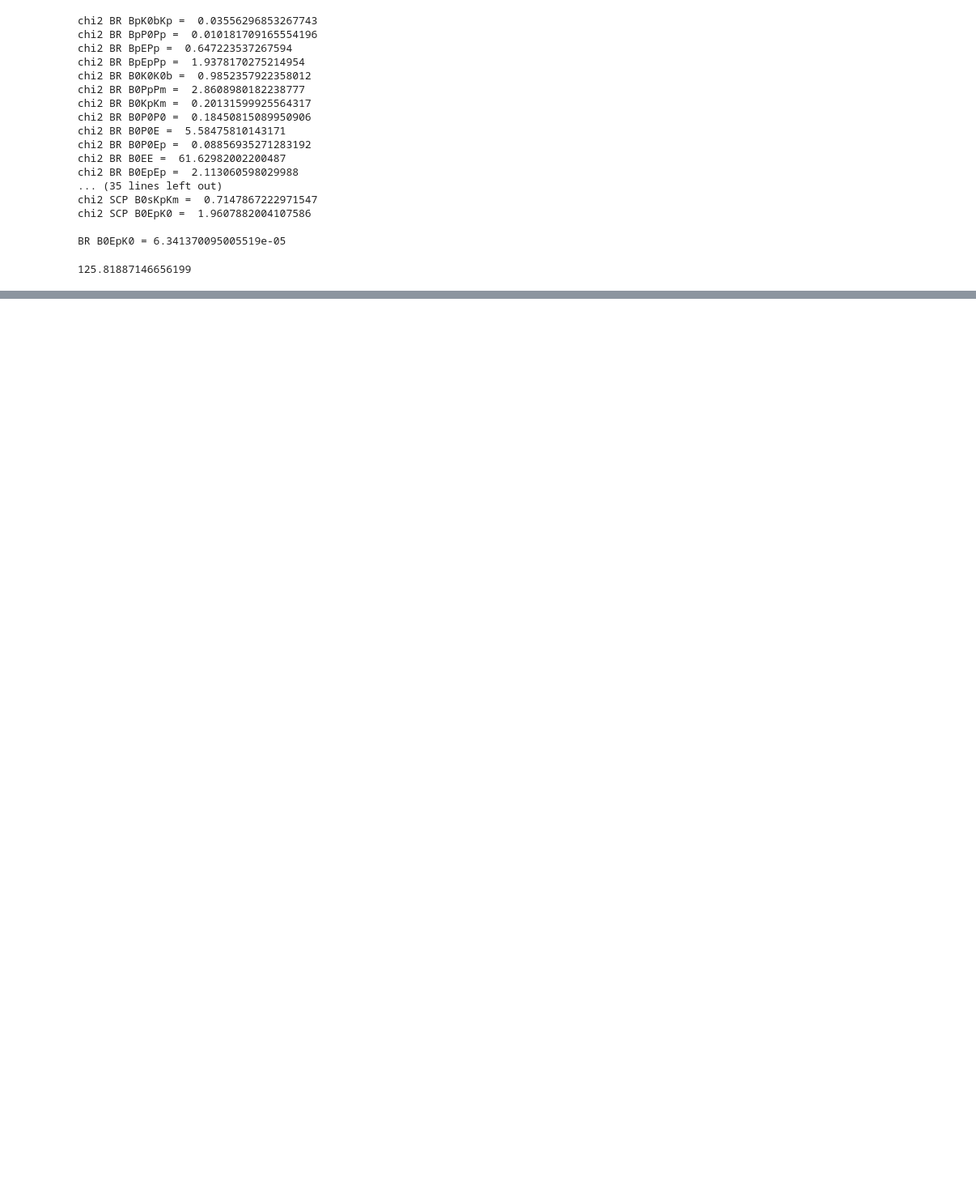
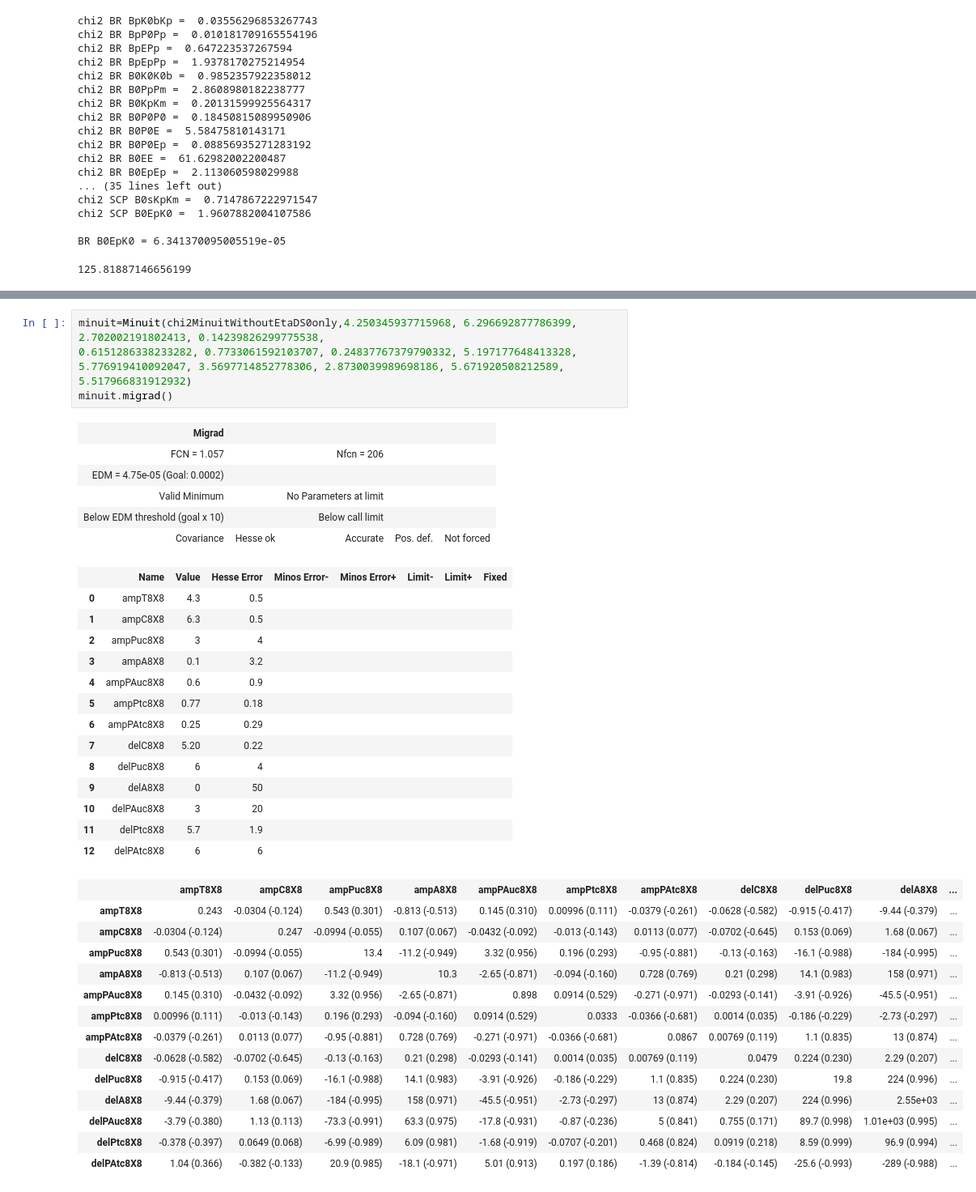
Before and after one commit to AlexandrePerrollaz/SU3FlavourWithEtas, a Jupyter notebook: Fits/tests.ipynb, the cells around one changed output, grey strips where cells are left out. Shown at 81% size. Drawn from its saved outputs; the diff is of its cells as text; blank space fills up the shorter version.

```diff
--- a/Fits/tests.ipynb
+++ b/Fits/tests.ipynb
@@ -39,0 +81,40 @@ BR B0EpK0 = 6.341370095005519e-05
+# %%
+minuit=Minuit(chi2MinuitWithoutEtaDS0only,4.250345937715968, 6.296692877786399, 2.702002191802413, 0.14239826299775538,
+0.6151286338233282, 0.7733061592103707, 0.24837767379790332, 5.197177648413328,
+5.776919410092047, 3.5697714852778306, 2.8730039989698186, 5.671920508212589, 5.517966831912932)
+minuit.migrad()
+# %% [output]
+| Migrad |  |  |  |  |
+| FCN = 1.057 |  | Nfcn = 206 |  |  |
+| EDM = 4.75e-05 (Goal: 0.0002) |  |  |  |  |
+| Valid Minimum |  | No Parameters at limit |  |  |
+| Below EDM threshold (goal x 10) |  | Below call limit |  |  |
+| Covariance | Hesse ok | Accurate | Pos. def. | Not forced |
+|  | Name | Value | Hesse Error | Minos Error- | Minos Error+ | Limit- | Limit+ | Fixed |
+| 0 | ampT8X8 | 4.3 | 0.5 |  |  |  |  |  |
+| 1 | ampC8X8 | 6.3 | 0.5 |  |  |  |  |  |
+| 2 | ampPuc8X8 | 3 | 4 |  |  |  |  |  |
+| 3 | ampA8X8 | 0.1 | 3.2 |  |  |  |  |  |
+| 4 | ampPAuc8X8 | 0.6 | 0.9 |  |  |  |  |  |
+| 5 | ampPtc8X8 | 0.77 | 0.18 |  |  |  |  |  |
+| 6 | ampPAtc8X8 | 0.25 | 0.29 |  |  |  |  |  |
+| 7 | delC8X8 | 5.20 | 0.22 |  |  |  |  |  |
+| 8 | delPuc8X8 | 6 | 4 |  |  |  |  |  |
+| 9 | delA8X8 | 0 | 50 |  |  |  |  |  |
+| 10 | delPAuc8X8 | 3 | 20 |  |  |  |  |  |
+| 11 | delPtc8X8 | 5.7 | 1.9 |  |  |  |  |  |
+| 12 | delPAtc8X8 | 6 | 6 |  |  |  |  |  |
+|  | ampT8X8 | ampC8X8 | ampPuc8X8 | ampA8X8 | ampPAuc8X8 | ampPtc8X8 | ampPAtc8X8 | delC8X8 | delPuc8X8 | delA8X8 | ... |
+| ampT8X8 | 0.243 | -0.0304 (-0.124) | 0.543 (0.301) | -0.813 (-0.513) | 0.145 (0.310) | 0.00996 (0.111) | -0.0379 (-0.261) | -0.0628 (-0.582) | -0.915 (-0.417) | -9.44 (-0.379) | ... |
+| ampC8X8 | -0.0304 (-0.124) | 0.247 | -0.0994 (-0.055) | 0.107 (0.067) | -0.0432 (-0.092) | -0.013 (-0.143) | 0.0113 (0.077) | -0.0702 (-0.645) | 0.153 (0.069) | 1.68 (0.067) | ... |
+| ampPuc8X8 | 0.543 (0.301) | -0.0994 (-0.055) | 13.4 | -11.2 (-0.949) | 3.32 (0.956) | 0.196 (0.293) | -0.95 (-0.881) | -0.13 (-0.163) | -16.1 (-0.988) | -184 (-0.995) | ... |
+| ampA8X8 | -0.813 (-0.513) | 0.107 (0.067) | -11.2 (-0.949) | 10.3 | -2.65 (-0.871) | -0.094 (-0.160) | 0.728 (0.769) | 0.21 (0.298) | 14.1 (0.983) | 158 (0.971) | ... |
+| ampPAuc8X8 | 0.145 (0.310) | -0.0432 (-0.092) | 3.32 (0.956) | -2.65 (-0.871) | 0.898 | 0.0914 (0.529) | -0.271 (-0.971) | -0.0293 (-0.141) | -3.91 (-0.926) | -45.5 (-0.951) | ... |
+| ampPtc8X8 | 0.00996 (0.111) | -0.013 (-0.143) | 0.196 (0.293) | -0.094 (-0.160) | 0.0914 (0.529) | 0.0333 | -0.0366 (-0.681) | 0.0014 (0.035) | -0.186 (-0.229) | -2.73 (-0.297) | ... |
+| ampPAtc8X8 | -0.0379 (-0.261) | 0.0113 (0.077) | -0.95 (-0.881) | 0.728 (0.769) | -0.271 (-0.971) | -0.0366 (-0.681) | 0.0867 | 0.00769 (0.119) | 1.1 (0.835) | 13 (0.874) | ... |
+| delC8X8 | -0.0628 (-0.582) | -0.0702 (-0.645) | -0.13 (-0.163) | 0.21 (0.298) | -0.0293 (-0.141) | 0.0014 (0.035) | 0.00769 (0.119) | 0.0479 | 0.224 (0.230) | 2.29 (0.207) | ... |
+| delPuc8X8 | -0.915 (-0.417) | 0.153 (0.069) | -16.1 (-0.988) | 14.1 (0.983) | -3.91 (-0.926) | -0.186 (-0.229) | 1.1 (0.835) | 0.224 (0.230) | 19.8 | 224 (0.996) | ... |
+| delA8X8 | -9.44 (-0.379) | 1.68 (0.067) | -184 (-0.995) | 158 (0.971) | -45.5 (-0.951) | -2.73 (-0.297) | 13 (0.874) | 2.29 (0.207) | 224 (0.996) | 2.55e+03 | ... |
+| delPAuc8X8 | -3.79 (-0.380) | 1.13 (0.113) | -73.3 (-0.991) | 63.3 (0.975) | -17.8 (-0.931) | -0.87 (-0.236) | 5 (0.841) | 0.755 (0.171) | 89.7 (0.998) | 1.01e+03 (0.995) | ... |
+| delPtc8X8 | -0.378 (-0.397) | 0.0649 (0.068) | -6.99 (-0.989) | 6.09 (0.981) | -1.68 (-0.919) | -0.0707 (-0.201) | 0.468 (0.824) | 0.0919 (0.218) | 8.59 (0.999) | 96.9 (0.994) | ... |
+| delPAtc8X8 | 1.04 (0.366) | -0.382 (-0.133) | 20.9 (0.985) | -18.1 (-0.971) | 5.01 (0.913) | 0.197 (0.186) | -1.39 (-0.814) | -0.184 (-0.145) | -25.6 (-0.993) | -289 (-0.988) | ... |
```
Also changed, not shown: parts of 5 cells of this notebook, 3 other files.
